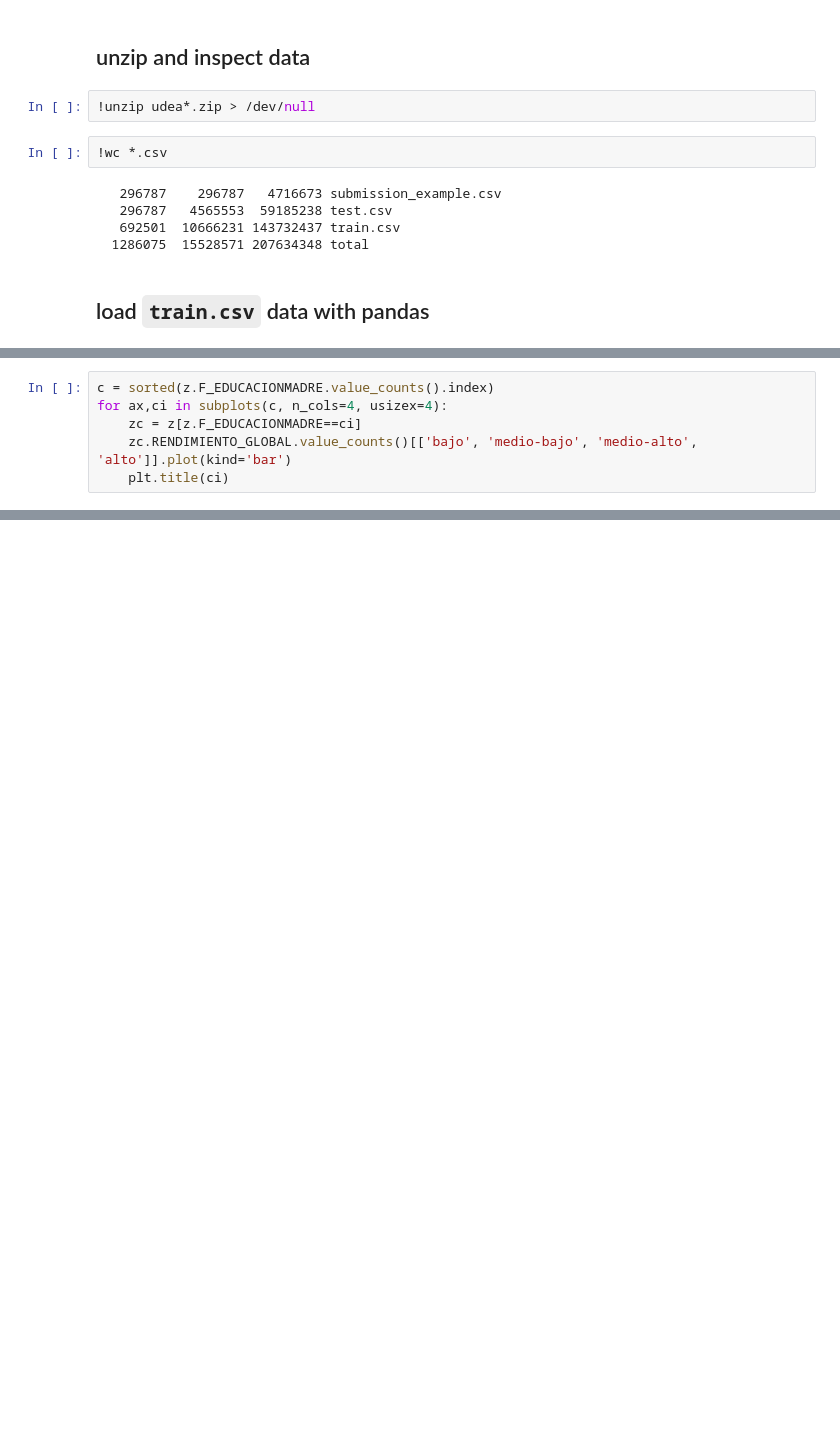
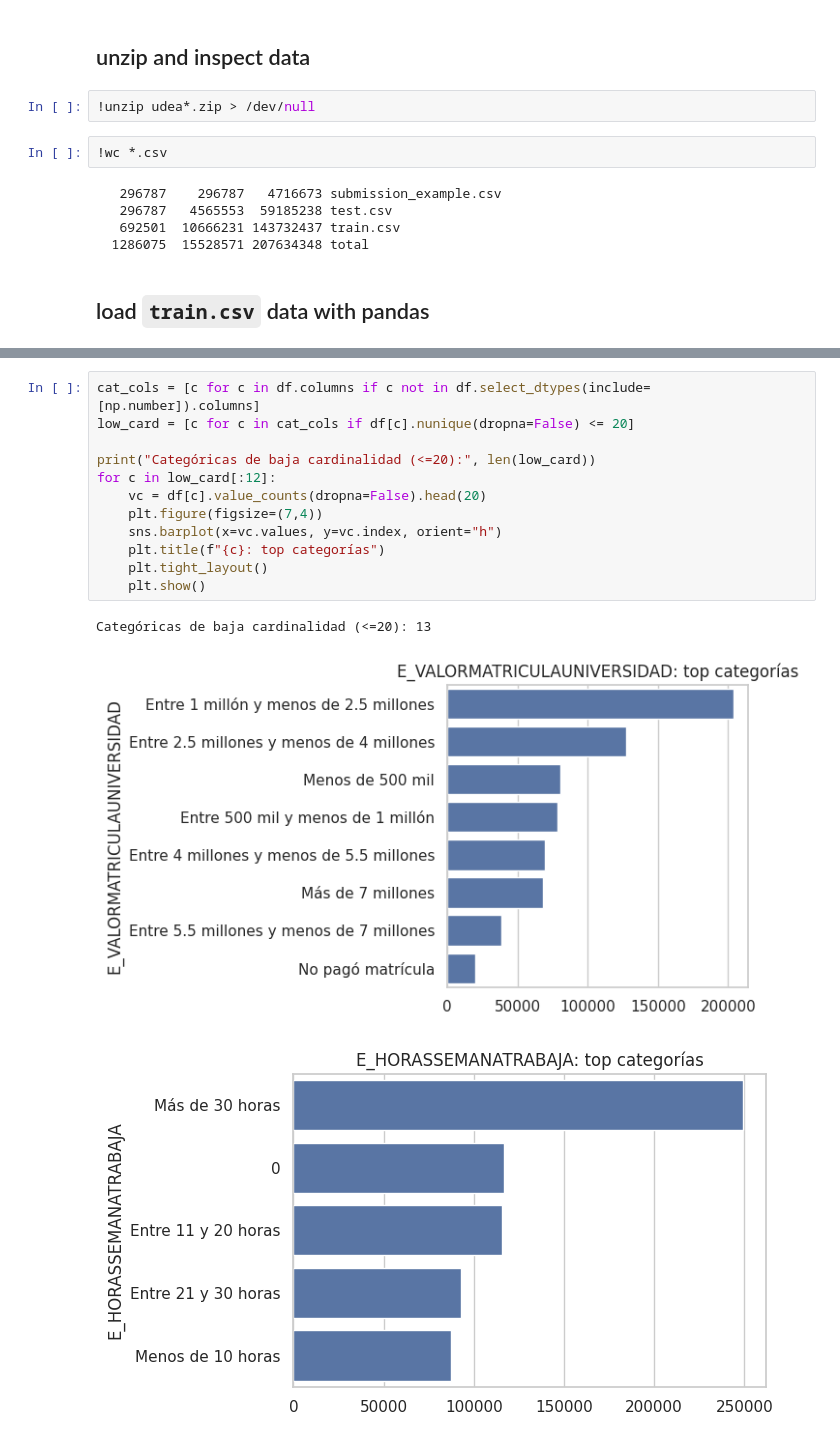
Before and after one commit to JonathanAlzate/UDEA-ai4eng-20252, a Jupyter notebook: 01 - exploración.ipynb, the cells around one changed output, grey strips where cells are left out. Saved outputs shown, nothing was run; the diff lists cells and outputs as text; blank space fills up the shorter version.

```diff
--- a/01 - exploración.ipynb
+++ b/01 - exploración.ipynb
@@ -104,6 +44,0 @@ for ax,ci in subplots(c, n_cols=4, usizex=4):
-# %%
-c = sorted(z.F_EDUCACIONMADRE.value_counts().index)
-for ax,ci in subplots(c, n_cols=4, usizex=4):
-    zc = z[z.F_EDUCACIONMADRE==ci]
-    zc.RENDIMIENTO_GLOBAL.value_counts()[['bajo', 'medio-bajo', 'medio-alto', 'alto']].plot(kind='bar')
-    plt.title(ci)
@@ -522,0 +256,16 @@ You must **join the competition** first
+# %%
+cat_cols = [c for c in df.columns if c not in df.select_dtypes(include=[np.number]).columns]
+low_card = [c for c in cat_cols if df[c].nunique(dropna=False) <= 20]
+
+print("Categóricas de baja cardinalidad (<=20):", len(low_card))
+for c in low_card[:12]:
+    vc = df[c].value_counts(dropna=False).head(20)
+    plt.figure(figsize=(7,4))
+    sns.barplot(x=vc.values, y=vc.index, orient="h")
+    plt.title(f"{c}: top categorías")
+    plt.tight_layout()
+    plt.show()
+# %% [output]
+Categóricas de baja cardinalidad (<=20): 13
+[figure, added]
+[figure, added]
```
Also changed, not shown: parts of 79 cells of this notebook.
